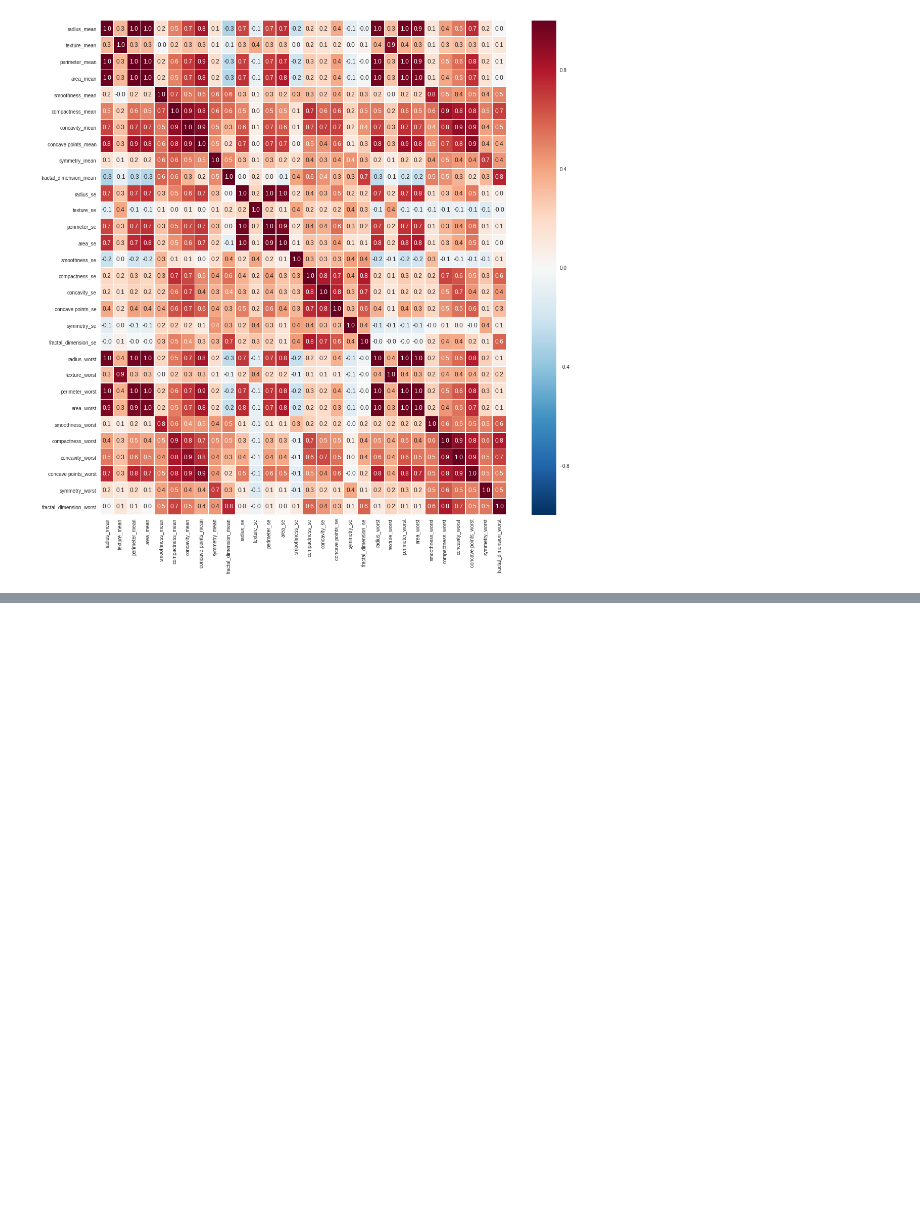
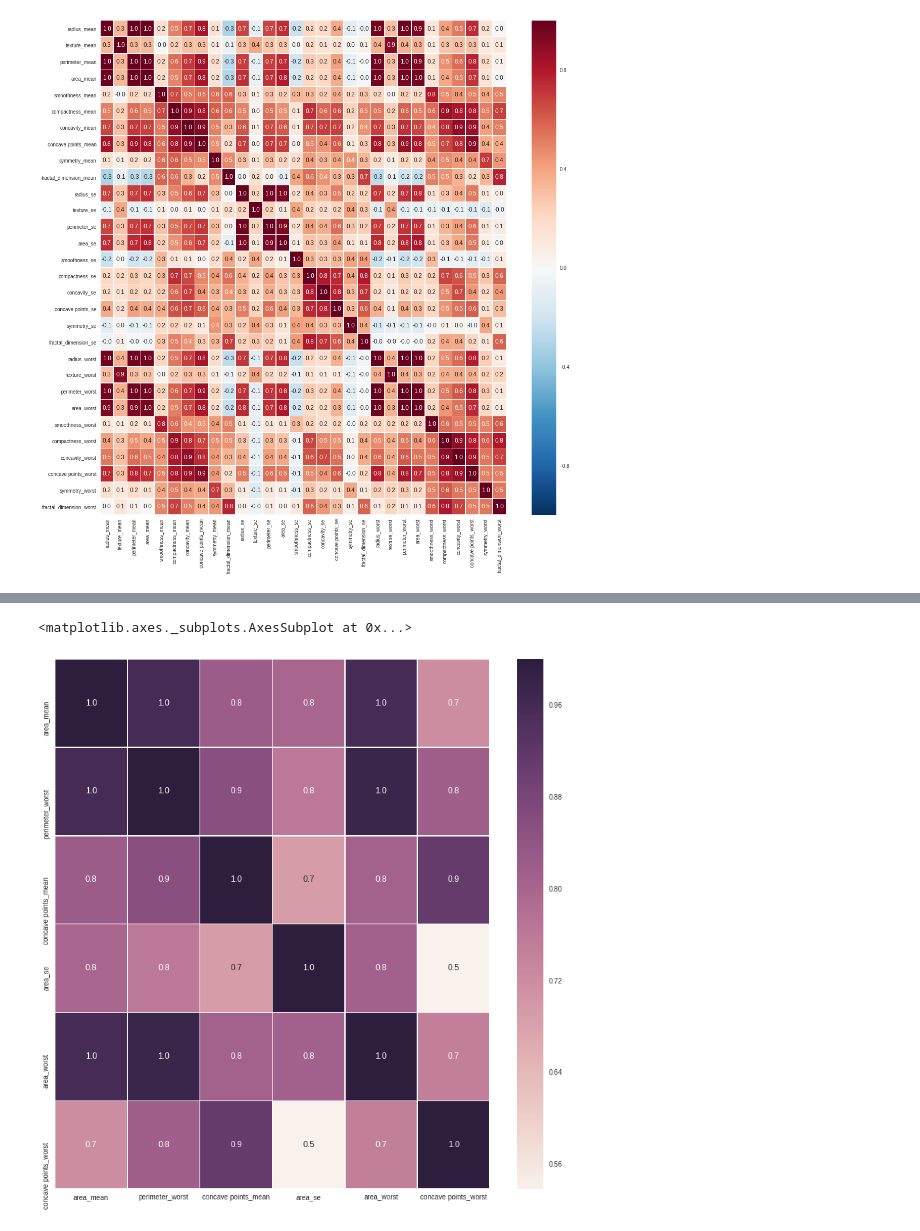
Before and after one commit to kchivorn/datascience, a Jupyter notebook: model.ipynb, the cells around one changed output, grey strips where cells are left out. Drawn from its saved outputs; the diff is of its cells as text; code cells hidden in the pictures; blank space fills up the shorter version.

```diff
--- a/model.ipynb
+++ b/model.ipynb
@@ -105,3 +105,7 @@ sns.heatmap(x.corr(), annot=True, linewidths=0.5, fmt='.1f', ax=ax)
 # %% [output]
 <matplotlib.axes._subplots.AxesSubplot at 0x...>
 [figure]
+# %%
+list1 = ['area_mean', 'perimeter_worst', 'concave points_mean', 'area_se', 'area_worst', 'concave points_worst']
+x1 = x[list1]
+x1.head()
@@ -107,0 +119,6 @@ sns.heatmap(x.corr(), annot=True, linewidths=0.5, fmt='.1f', ax=ax)
+# %%
+f, ax = plt.subplots(figsize=(14, 14))
+sns.heatmap(x1.corr(), annot=True, linewidths=0.5, fmt='.1f', ax=ax)
+# %% [output]
+<matplotlib.axes._subplots.AxesSubplot at 0x...>
+[figure, added]
```
Also changed, not shown: parts of 2 cells of this notebook.
